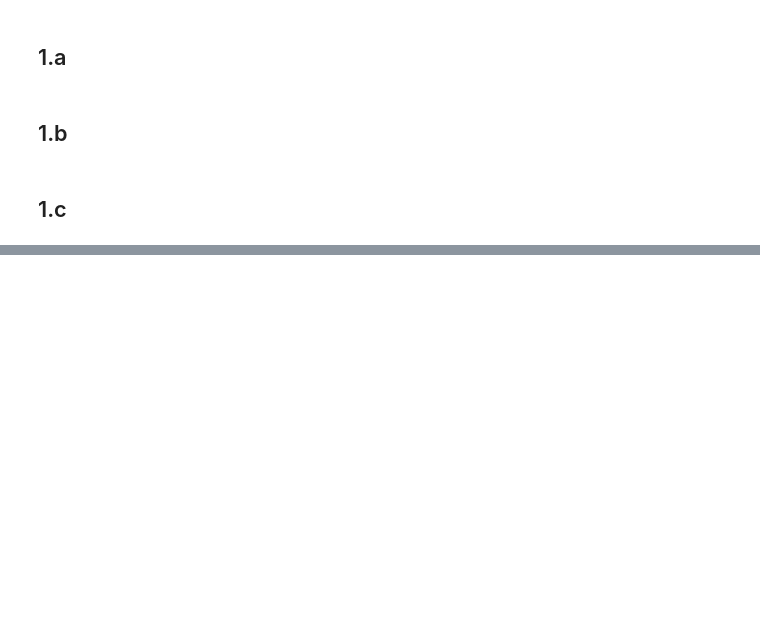
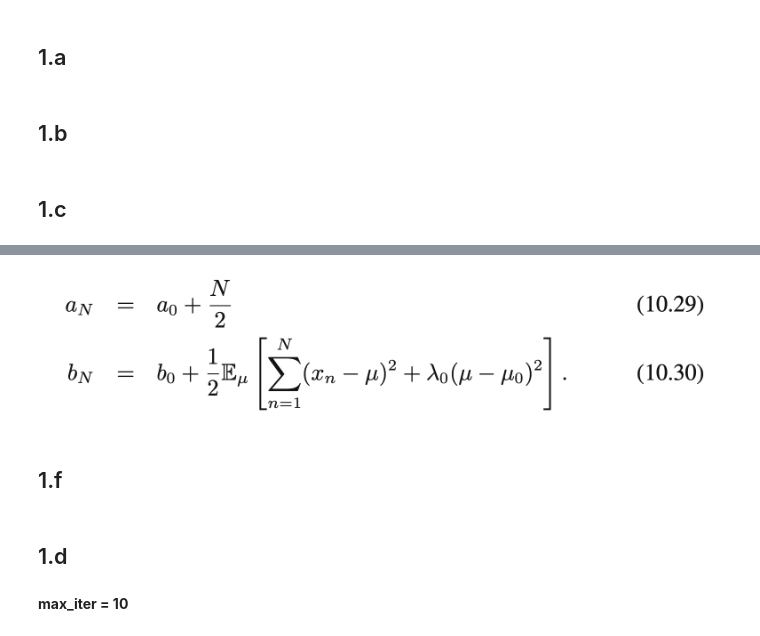
Before and after one commit to dpl373/AML, a Jupyter notebook: w_08/exercise_8_EK.ipynb, the cells around one changed output, grey strips where cells are left out. Saved outputs shown, nothing was run; the diff lists cells and outputs as text; code cells hidden in the pictures; blank space fills up the shorter version.

```diff
--- a/w_08/exercise_8_EK.ipynb
+++ b/w_08/exercise_8_EK.ipynb
@@ -27,0 +33,4 @@ def q_tau(tau, a_n, b_n):
+# %%
+display.Image('/Users/emilykruger/Downloads/Screenshot 2023-10-24 at 17.00.51.png')
+# %% [output]
+[figure, added]
@@ -27,0 +64,2 @@ def q_tau(tau, a_n, b_n):
+# %% [markdown]
+## 1.f
@@ -28 +68,5 @@ def q_tau(tau, a_n, b_n):
+# %% [markdown]
+## 1.d
+# %% [markdown]
+**max_iter = 10**
 # %%
```
Also changed, not shown: parts of 13 cells of this notebook.
